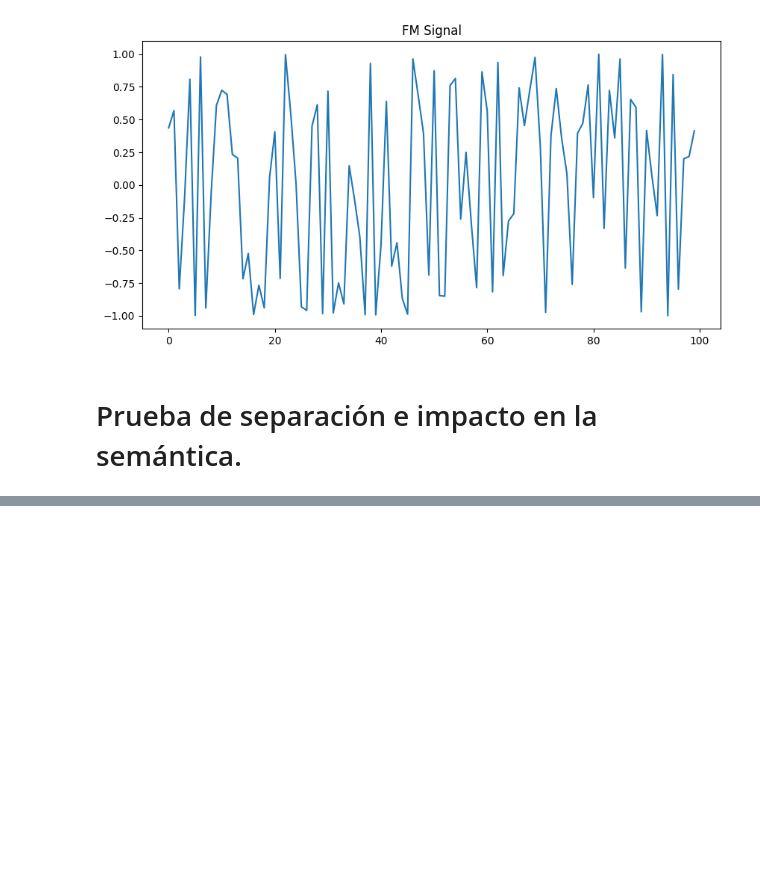
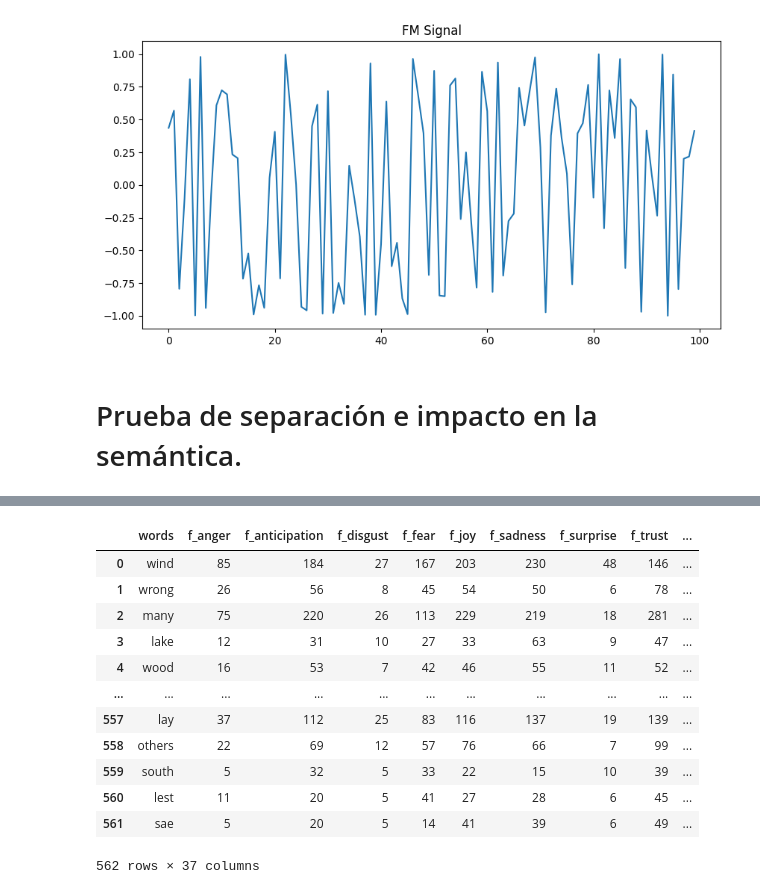
Before and after one commit to jahzeel-ulises/MODULACION, a Jupyter notebook: Palabras.ipynb, the cells around one changed output, grey strips where cells are left out. Saved outputs shown, nothing was run; the diff lists cells and outputs as text; code cells hidden in the pictures; blank space fills up the shorter version.

```diff
--- a/Palabras.ipynb
+++ b/Palabras.ipynb
@@ -680,0 +697,51 @@ for comb in emotion_combinations:
+# %%
+words_embbed_info = {}
+words_embbed_info["words"] = list(set_)
+
+for emotion in emotion_list:
+    words_embbed_info["f_"+emotion] = []
+
+for comb in emotion_combinations:
+    words_embbed_info["P_"+str(comb)] = []
+
+for word in set_:
+    #Añadimos la frecuencia por cada emoción
+    for emotion in emotion_list:
+        words_embbed_info["f_"+emotion].append(freq_dict[emotion][word])
+
+    #Calculamos la correlacion pearson para cada par de emociones.
+    for comb in emotion_combinations:
+        emotion_a = comb[0]
+        emotion_b = comb[1]
+
+
+        embbeding_a = poems_fst[emotion_a].wv.get_vector(word,norm=True)
+        embbeding_b = poems_fst[emotion_b].wv.get_vector(word,norm=True)
+
+        carrier_a = 2 * np.pi * each_sample_number * carrier_hz_a / sps
+        carrier_b = 2 * np.pi * each_sample_number * carrier_hz_b / sps
+
+        fm_embbed_a = np.cos(carrier_a + k*embbeding_a)
+        fm_embbed_b = np.cos(carrier_b + k*embbeding_b)
+
+        fm_embbed_a_normalized = fm_embbed_a / np.sqrt(np.sum(fm_embbed_a**2))
+        fm_embbed_b_normalized = fm_embbed_b / np.sqrt(np.sum(fm_embbed_b**2))
+
+        words_embbed_info["P_"+str(comb)].append(pearsonr(fm_embbed_a_normalized,fm_embbed_b_normalized))
+
+words_embbed_fst_mod_norm = pd.DataFrame(words_embbed_info)
+words_embbed_fst_mod_norm
+# %% [output]
+|  | words | f_anger | f_anticipation | f_disgust | f_fear | f_joy | f_sadness | f_surprise | f_trust | ... |
+| 0 | wind | 85 | 184 | 27 | 167 | 203 | 230 | 48 | 146 | ... |
+| 1 | wrong | 26 | 56 | 8 | 45 | 54 | 50 | 6 | 78 | ... |
+| 2 | many | 75 | 220 | 26 | 113 | 229 | 219 | 18 | 281 | ... |
+| 3 | lake | 12 | 31 | 10 | 27 | 33 | 63 | 9 | 47 | ... |
+| 4 | wood | 16 | 53 | 7 | 42 | 46 | 55 | 11 | 52 | ... |
+| ... | ... | ... | ... | ... | ... | ... | ... | ... | ... | ... |
+| 557 | lay | 37 | 112 | 25 | 83 | 116 | 137 | 19 | 139 | ... |
+| 558 | others | 22 | 69 | 12 | 57 | 76 | 66 | 7 | 99 | ... |
+| 559 | south | 5 | 32 | 5 | 33 | 22 | 15 | 10 | 39 | ... |
+| 560 | lest | 11 | 20 | 5 | 41 | 27 | 28 | 6 | 45 | ... |
+| 561 | sae | 5 | 20 | 5 | 14 | 41 | 39 | 6 | 49 | ... |
+562 rows × 37 columns
```
Also changed, not shown: parts of 12 cells of this notebook.
